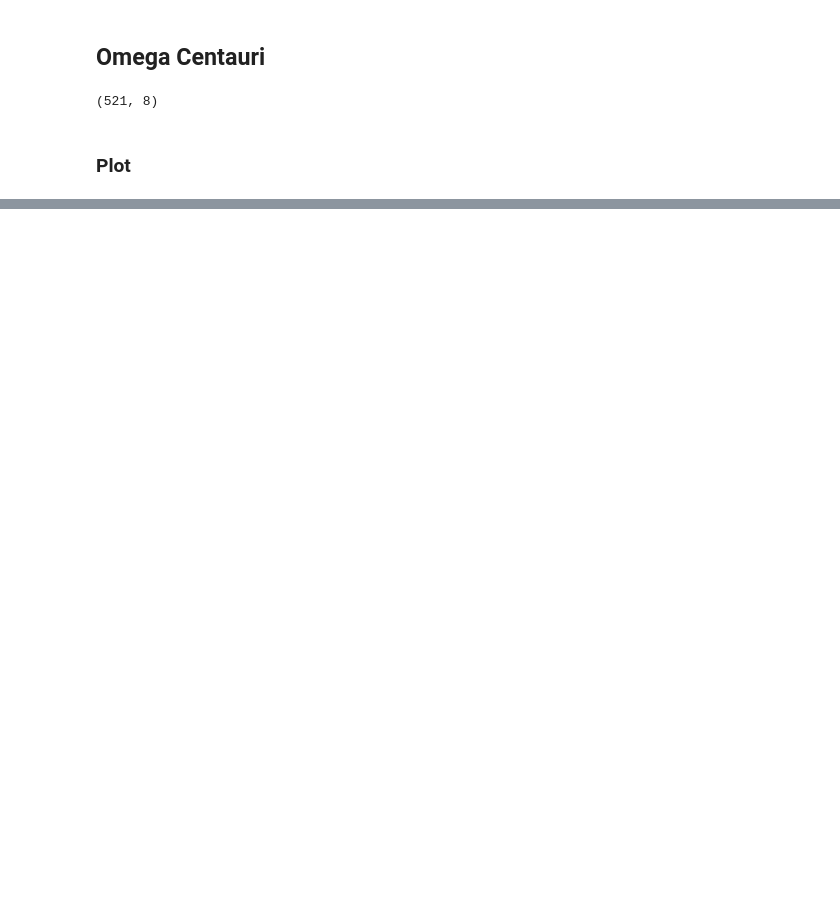
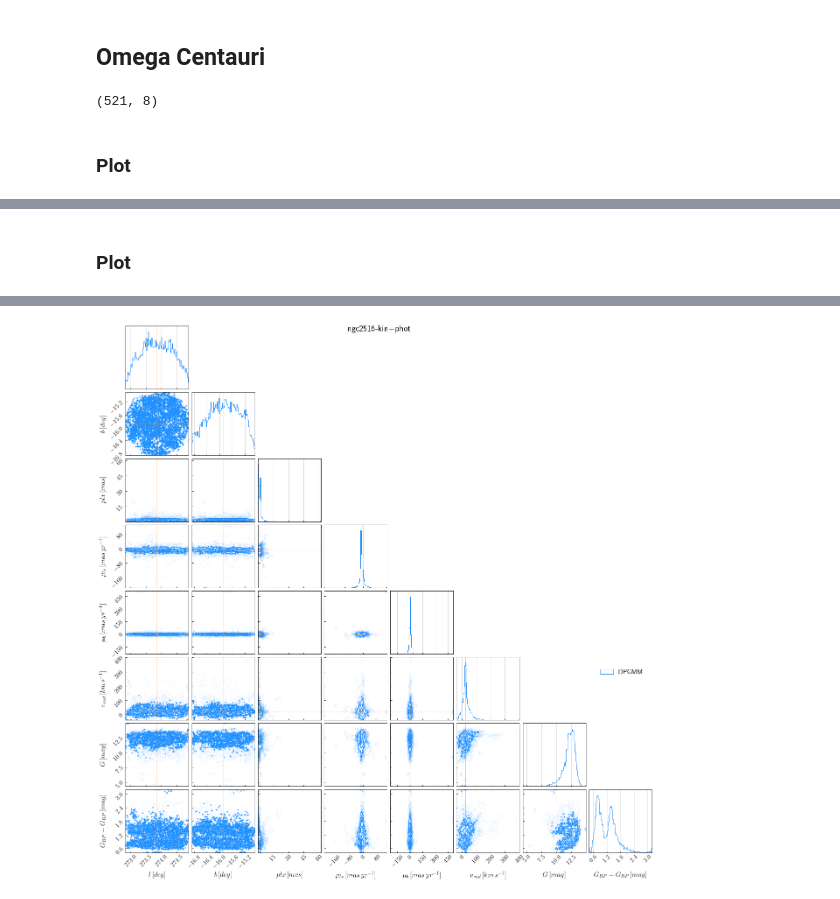
Before and after one commit to d-sanfratello/starcluster, a Jupyter notebook: figaro-starclusters.ipynb, the cells around one changed output, grey strips where cells are left out. Cells and saved outputs as stored; diff of their text form; code cells hidden in the pictures; blank space fills up the shorter version.

```diff
--- a/figaro-starclusters.ipynb
+++ b/figaro-starclusters.ipynb
@@ -247,22 +175,29 @@ fig.savefig(f'OmegaCen-kin+phot-{n_alot}.pdf', format='pdf')
 # %%
-data_path = Path(os.getcwd()).joinpath('tests/test_data/gaiaNGC2516_gal.csv')
-outpath = Path(os.getcwd()).joinpath('tests/NGC2516_gal.txt')
+data_path = Path(os.getcwd()).joinpath('data/ngc2516-kin+phot.csv')
+outpath = Path(os.getcwd()).joinpath('data/ngc2516.txt')
 
 # data from SIMBAD
-ra = 119.5270
-dec = -60.8000
-l = 273.8612
-b = -15.8730
-pmra = -4.6579
-pmdec = 11.1517
-v_rad = 24.2
-plx = 2.4118
+expected = {'ra': 119.5270,
+            'dec': -60.8000,
+            'l': 273.8612,
+            'b': -15.8730,
+            'pmra': -4.6579,
+            'pmdec': 11.1517,
+            'v_rad': 24.2,
+            'plx': 2.4118,
+            'g_mag': None,
+            'bp_rp': None}
 
 plot_title = data_path.parts[-1]
 plot_title = plot_title.strip('.csv')
 plot_title = plot_title.strip('_gal')
 plot_title = plot_title.strip('gaia')
 # %%
-dataset_ngc2516, bounds_ngc2516, prior_ngc2516, mix_ngc2516, density_ngc2516 = dpgmm(data_path, outpath)
+std = None
+dataset_ngc2516, bounds_ngc2516, prior_ngc2516, mix_ngc2516, density_ngc2516 = dpgmm(data_path,
+                                                                                     outpath=outpath,
+                                                                                     convert=True,
+                                                                                     std=std,
+                                                                                     epsilon=1e-3)
 # %%
 dataset_ngc2516.as_array().shape
@@ -273,3 +208,9 @@ N_stars = dataset_ngc2516.as_array().shape[0]
+# %% [markdown]
+### Plot
 # %%
-fig = corner_plot(density_ngc2516, dataset_ngc2516, ra, dec, l, b, pmra, pmdec, v_rad, plx, n_alot, plot_title)
+cp = CornerPlot(density=density_ngc2516,
+                dataset=dataset_ngc2516,
+                expected=expected)
+fig = cp(n_alot, plot_title=plot_title)
 plt.show()
+# %% [output]
@@ -276 +218,2 @@ plt.show()
+[figure, added]
 # %%
```
Also changed, not shown: parts of 26 cells of this notebook, 1 other file.
